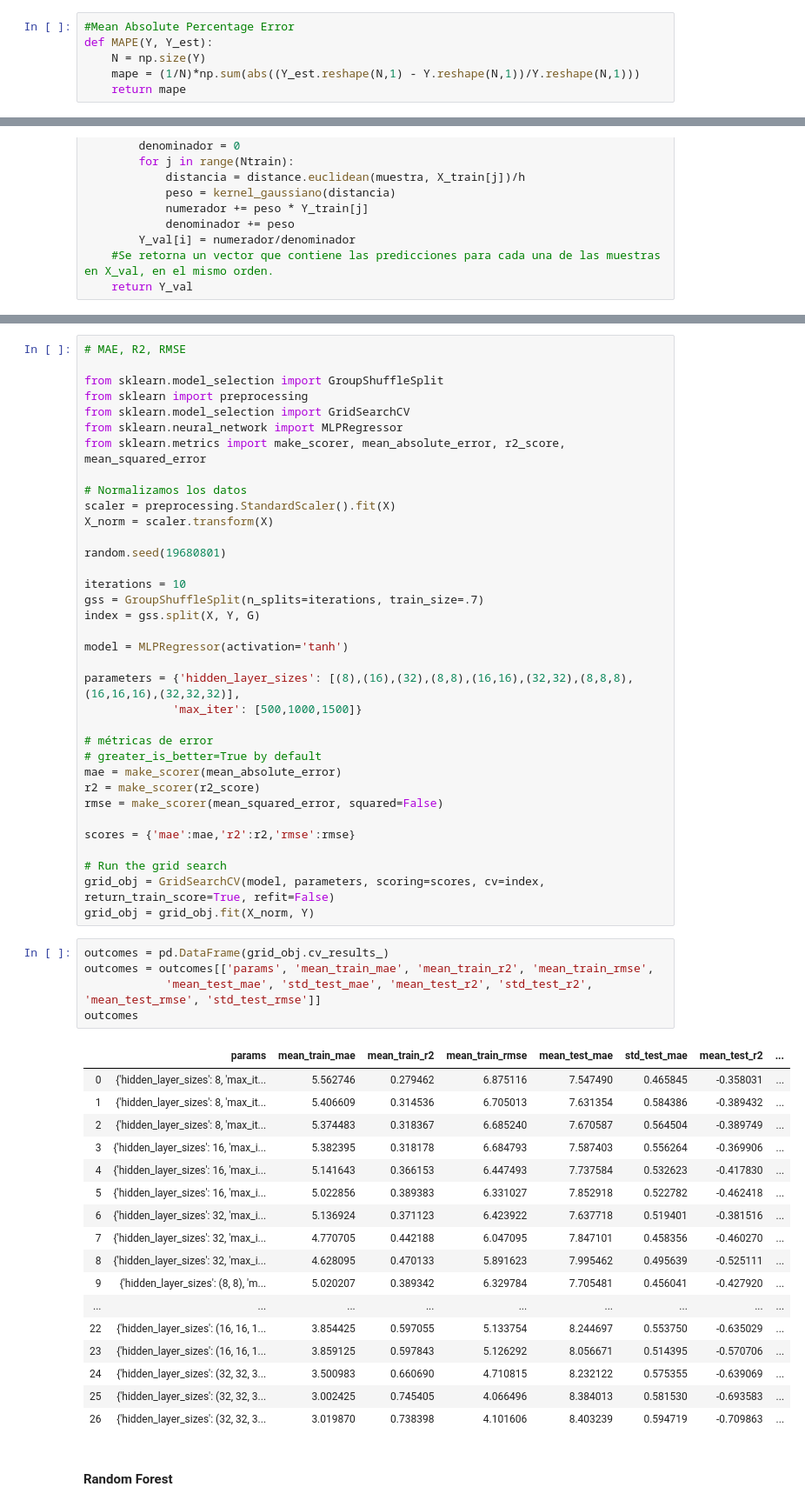
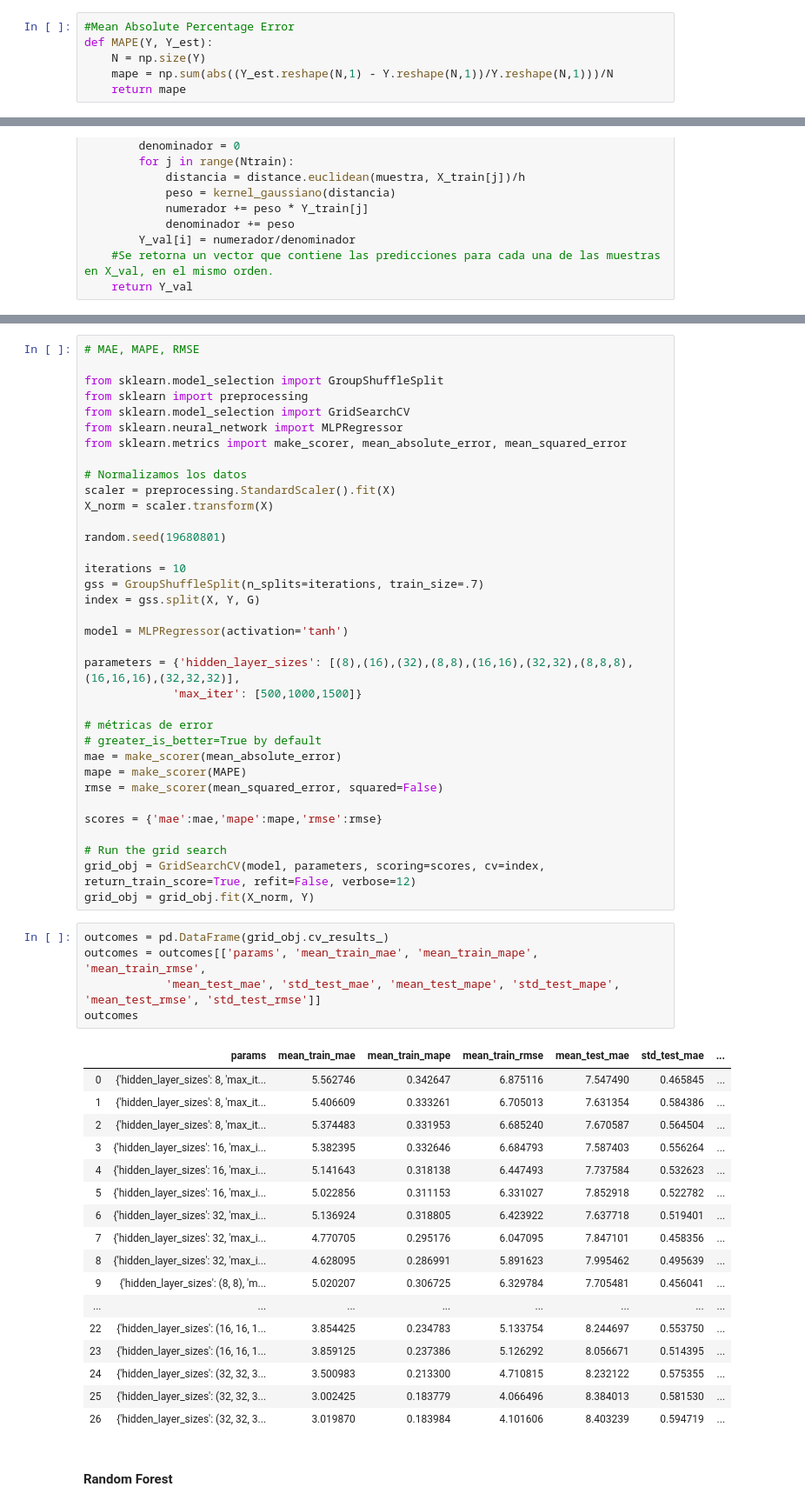
Before and after one commit to kevinmaiden7/ML_ParkinsonDisease, a Jupyter notebook: GSCV.ipynb, the cells around one changed output, grey strips where cells are left out. Shown: that part at 87% size. Drawn from its saved outputs; the diff is of its cells as text.

Commit message:
New outcomes - code

```diff
--- a/GSCV.ipynb
+++ b/GSCV.ipynb
@@ -52,7 +52,7 @@ Medidas de error
 #Mean Absolute Percentage Error
 def MAPE(Y, Y_est):
     N = np.size(Y)
-    mape = (1/N)*np.sum(abs((Y_est.reshape(N,1) - Y.reshape(N,1))/Y.reshape(N,1)))
+    mape = np.sum(abs((Y_est.reshape(N,1) - Y.reshape(N,1))/Y.reshape(N,1)))/N
     return mape
 # %% [markdown]
 #### Regresión Lineal Múltiple
@@ -206,11 +206,11 @@ qgrid_widget.get_changed_df()
 # %%
-# MAE, R2, RMSE
+# MAE, MAPE, RMSE
 
 from sklearn.model_selection import GroupShuffleSplit
 from sklearn import preprocessing
 from sklearn.model_selection import GridSearchCV
 from sklearn.neural_network import MLPRegressor
-from sklearn.metrics import make_scorer, mean_absolute_error, r2_score, mean_squared_error
+from sklearn.metrics import make_scorer, mean_absolute_error, mean_squared_error
 
 # Normalizamos los datos
 scaler = preprocessing.StandardScaler().fit(X)
@@ -230,37 +230,37 @@ parameters = {'hidden_layer_sizes': [(8),(16),(32),(8,8),(16,16),(32,32),(8,8,8)
 # métricas de error
 # greater_is_better=True by default
 mae = make_scorer(mean_absolute_error)
-r2 = make_scorer(r2_score)
+mape = make_scorer(MAPE)
 rmse = make_scorer(mean_squared_error, squared=False)
 
-scores = {'mae':mae,'r2':r2,'rmse':rmse}
+scores = {'mae':mae,'mape':mape,'rmse':rmse}
 
 # Run the grid search
-grid_obj = GridSearchCV(model, parameters, scoring=scores, cv=index, return_train_score=True, refit=False)
+grid_obj = GridSearchCV(model, parameters, scoring=scores, cv=index, return_train_score=True, refit=False, verbose=12)
 grid_obj = grid_obj.fit(X_norm, Y)
 # %%
 outcomes = pd.DataFrame(grid_obj.cv_results_)
-outcomes = outcomes[['params', 'mean_train_mae', 'mean_train_r2', 'mean_train_rmse',
-            'mean_test_mae', 'std_test_mae', 'mean_test_r2', 'std_test_r2', 'mean_test_rmse', 'std_test_rmse']]
+outcomes = outcomes[['params', 'mean_train_mae', 'mean_train_mape', 'mean_train_rmse',
+            'mean_test_mae', 'std_test_mae', 'mean_test_mape', 'std_test_mape', 'mean_test_rmse', 'std_test_rmse']]
 outcomes
 # %% [output]
-|  | params | mean_train_mae | mean_train_r2 | mean_train_rmse | mean_test_mae | std_test_mae | mean_test_r2 | ... |
-| 0 | {'hidden_layer_sizes': 8, 'max_it... | 5.562746 | 0.279462 | 6.875116 | 7.547490 | 0.465845 | -0.358031 | ... |
-| 1 | {'hidden_layer_sizes': 8, 'max_it... | 5.406609 | 0.314536 | 6.705013 | 7.631354 | 0.584386 | -0.389432 | ... |
-| 2 | {'hidden_layer_sizes': 8, 'max_it... | 5.374483 | 0.318367 | 6.685240 | 7.670587 | 0.564504 | -0.389749 | ... |
-| 3 | {'hidden_layer_sizes': 16, 'max_i... | 5.382395 | 0.318178 | 6.684793 | 7.587403 | 0.556264 | -0.369906 | ... |
-| 4 | {'hidden_layer_sizes': 16, 'max_i... | 5.141643 | 0.366153 | 6.447493 | 7.737584 | 0.532623 | -0.417830 | ... |
-| 5 | {'hidden_layer_sizes': 16, 'max_i... | 5.022856 | 0.389383 | 6.331027 | 7.852918 | 0.522782 | -0.462418 | ... |
-| 6 | {'hidden_layer_sizes': 32, 'max_i... | 5.136924 | 0.371123 | 6.423922 | 7.637718 | 0.519401 | -0.381516 | ... |
-| 7 | {'hidden_layer_sizes': 32, 'max_i... | 4.770705 | 0.442188 | 6.047095 | 7.847101 | 0.458356 | -0.460270 | ... |
-| 8 | {'hidden_layer_sizes': 32, 'max_i... | 4.628095 | 0.470133 | 5.891623 | 7.995462 | 0.495639 | -0.525111 | ... |
-| 9 | {'hidden_layer_sizes': (8, 8), 'm... | 5.020207 | 0.389342 | 6.329784 | 7.705481 | 0.456041 | -0.427920 | ... |
-| ... | ... | ... | ... | ... | ... | ... | ... | ... |
-| 22 | {'hidden_layer_sizes': (16, 16, 1... | 3.854425 | 0.597055 | 5.133754 | 8.244697 | 0.553750 | -0.635029 | ... |
-| 23 | {'hidden_layer_sizes': (16, 16, 1... | 3.859125 | 0.597843 | 5.126292 | 8.056671 | 0.514395 | -0.570706 | ... |
-| 24 | {'hidden_layer_sizes': (32, 32, 3... | 3.500983 | 0.660690 | 4.710815 | 8.232122 | 0.575355 | -0.639069 | ... |
-| 25 | {'hidden_layer_sizes': (32, 32, 3... | 3.002425 | 0.745405 | 4.066496 | 8.384013 | 0.581530 | -0.693583 | ... |
-| 26 | {'hidden_layer_sizes': (32, 32, 3... | 3.019870 | 0.738398 | 4.101606 | 8.403239 | 0.594719 | -0.709863 | ... |
+|  | params | mean_train_mae | mean_train_mape | mean_train_rmse | mean_test_mae | std_test_mae | ... |
+| 0 | {'hidden_layer_sizes': 8, 'max_it... | 5.562746 | 0.342647 | 6.875116 | 7.547490 | 0.465845 | ... |
+| 1 | {'hidden_layer_sizes': 8, 'max_it... | 5.406609 | 0.333261 | 6.705013 | 7.631354 | 0.584386 | ... |
+| 2 | {'hidden_layer_sizes': 8, 'max_it... | 5.374483 | 0.331953 | 6.685240 | 7.670587 | 0.564504 | ... |
+| 3 | {'hidden_layer_sizes': 16, 'max_i... | 5.382395 | 0.332646 | 6.684793 | 7.587403 | 0.556264 | ... |
+| 4 | {'hidden_layer_sizes': 16, 'max_i... | 5.141643 | 0.318138 | 6.447493 | 7.737584 | 0.532623 | ... |
+| 5 | {'hidden_layer_sizes': 16, 'max_i... | 5.022856 | 0.311153 | 6.331027 | 7.852918 | 0.522782 | ... |
+| 6 | {'hidden_layer_sizes': 32, 'max_i... | 5.136924 | 0.318805 | 6.423922 | 7.637718 | 0.519401 | ... |
+| 7 | {'hidden_layer_sizes': 32, 'max_i... | 4.770705 | 0.295176 | 6.047095 | 7.847101 | 0.458356 | ... |
+| 8 | {'hidden_layer_sizes': 32, 'max_i... | 4.628095 | 0.286991 | 5.891623 | 7.995462 | 0.495639 | ... |
+| 9 | {'hidden_layer_sizes': (8, 8), 'm... | 5.020207 | 0.306725 | 6.329784 | 7.705481 | 0.456041 | ... |
+| ... | ... | ... | ... | ... | ... | ... | ... |
+| 22 | {'hidden_layer_sizes': (16, 16, 1... | 3.854425 | 0.234783 | 5.133754 | 8.244697 | 0.553750 | ... |
+| 23 | {'hidden_layer_sizes': (16, 16, 1... | 3.859125 | 0.237386 | 5.126292 | 8.056671 | 0.514395 | ... |
+| 24 | {'hidden_layer_sizes': (32, 32, 3... | 3.500983 | 0.213300 | 4.710815 | 8.232122 | 0.575355 | ... |
+| 25 | {'hidden_layer_sizes': (32, 32, 3... | 3.002425 | 0.183779 | 4.066496 | 8.384013 | 0.581530 | ... |
+| 26 | {'hidden_layer_sizes': (32, 32, 3... | 3.019870 | 0.183984 | 4.101606 | 8.403239 | 0.594719 | ... |
 # %% [markdown]
 #### Random Forest
 # %%
```
Also changed, not shown: parts of 8 cells of this notebook.
